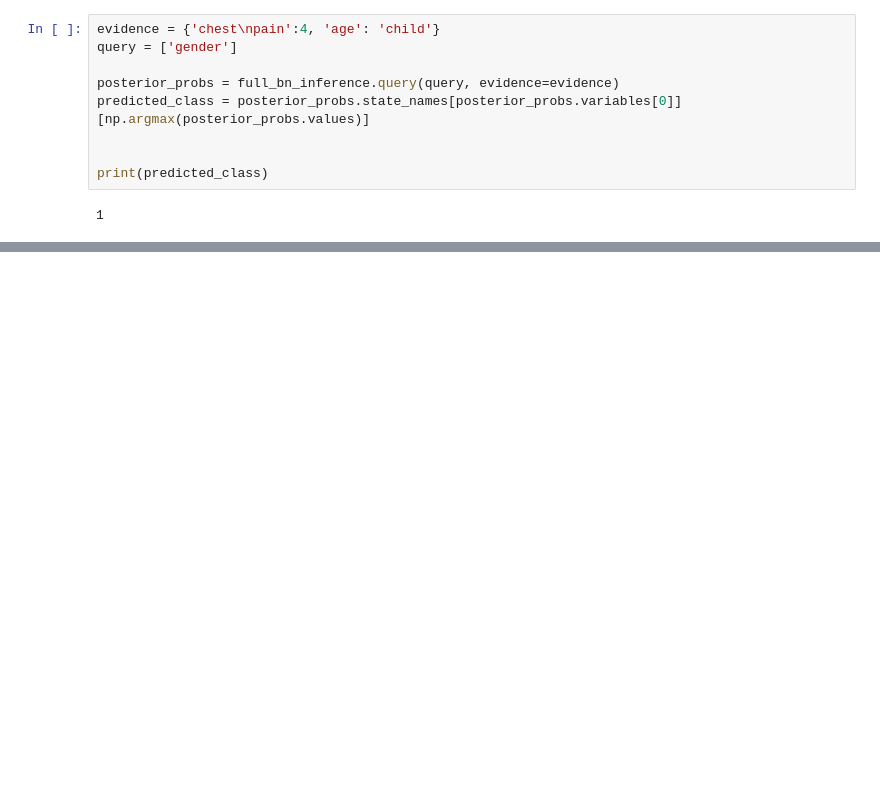
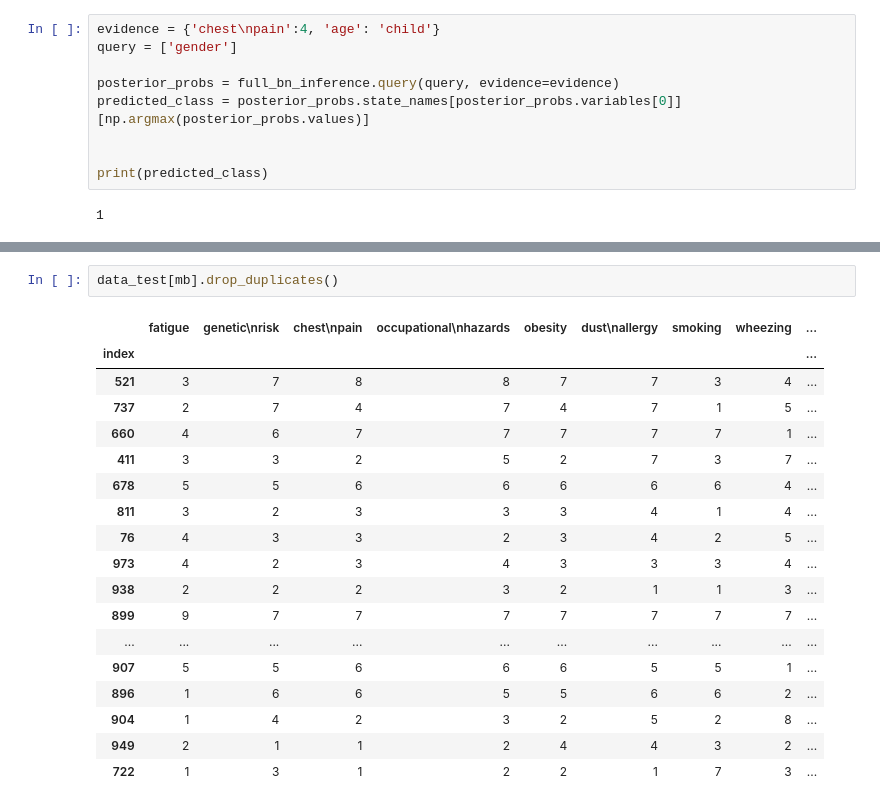
Before and after one commit to SeppiaBrilla/FAIKR_2023_MOD_3_Project, a Jupyter notebook: FAIRK_2023_MOD_3_Project.ipynb, the cells around one changed output, grey strips where cells are left out. Cells and saved outputs as stored; diff of their text form; blank space fills up the shorter version.

```diff
--- a/FAIRK_2023_MOD_3_Project.ipynb
+++ b/FAIRK_2023_MOD_3_Project.ipynb
@@ -319,0 +484,21 @@ print(predicted_class)
+# %%
+data_test[mb].drop_duplicates()
+# %% [output]
+|  | fatigue | genetic\nrisk | chest\npain | occupational\nhazards | obesity | dust\nallergy | smoking | wheezing | ... |
+| index |  |  |  |  |  |  |  |  | ... |
+| 521 | 3 | 7 | 8 | 8 | 7 | 7 | 3 | 4 | ... |
+| 737 | 2 | 7 | 4 | 7 | 4 | 7 | 1 | 5 | ... |
+| 660 | 4 | 6 | 7 | 7 | 7 | 7 | 7 | 1 | ... |
+| 411 | 3 | 3 | 2 | 5 | 2 | 7 | 3 | 7 | ... |
+| 678 | 5 | 5 | 6 | 6 | 6 | 6 | 6 | 4 | ... |
+| 811 | 3 | 2 | 3 | 3 | 3 | 4 | 1 | 4 | ... |
+| 76 | 4 | 3 | 3 | 2 | 3 | 4 | 2 | 5 | ... |
+| 973 | 4 | 2 | 3 | 4 | 3 | 3 | 3 | 4 | ... |
+| 938 | 2 | 2 | 2 | 3 | 2 | 1 | 1 | 3 | ... |
+| 899 | 9 | 7 | 7 | 7 | 7 | 7 | 7 | 7 | ... |
+| ... | ... | ... | ... | ... | ... | ... | ... | ... | ... |
+| 907 | 5 | 5 | 6 | 6 | 6 | 5 | 5 | 1 | ... |
+| 896 | 1 | 6 | 6 | 5 | 5 | 6 | 6 | 2 | ... |
+| 904 | 1 | 4 | 2 | 3 | 2 | 5 | 2 | 8 | ... |
+| 949 | 2 | 1 | 1 | 2 | 4 | 4 | 3 | 2 | ... |
+| 722 | 1 | 3 | 1 | 2 | 2 | 1 | 7 | 3 | ... |
```
Also changed, not shown: parts of 28 cells of this notebook, 1 other file.
